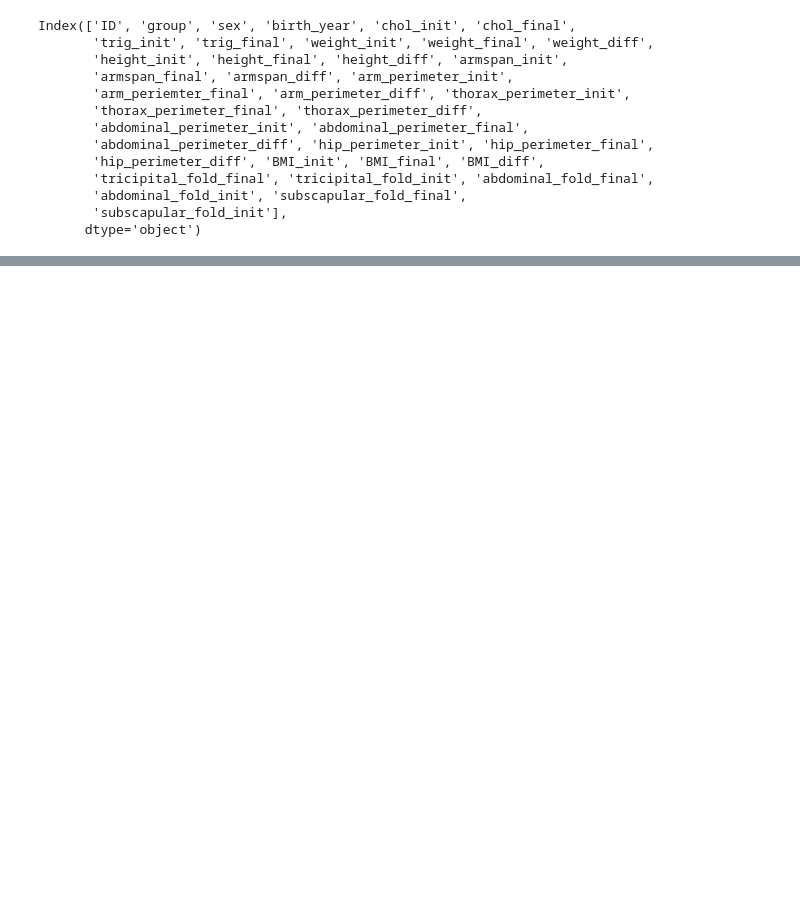
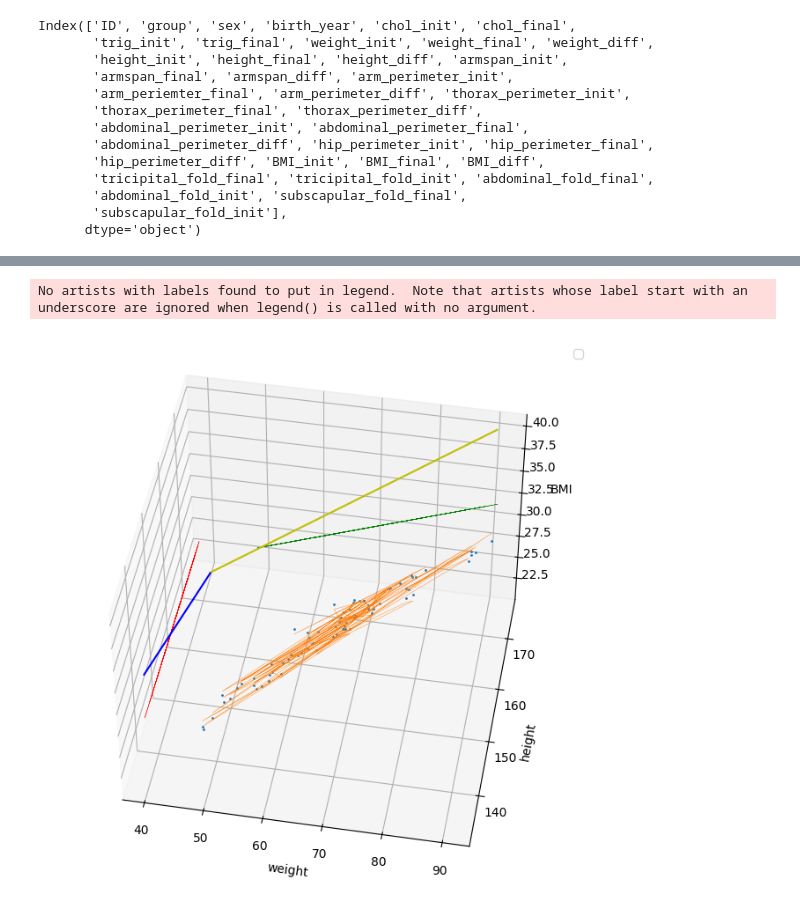
Before and after one commit to subthalamic/subthalamic, a Jupyter notebook: theory/regression/multregtest.ipynb, the cells around one changed output, grey strips where cells are left out. Drawn from its saved outputs; the diff is of its cells as text; code cells hidden in the pictures; blank space fills up the shorter version.

```diff
--- a/theory/regression/multregtest.ipynb
+++ b/theory/regression/multregtest.ipynb
@@ -99,0 +81,17 @@ plt.show()'''
+# %%
+ax = plt.figure(figsize=(14, 8)).add_subplot(projection='3d')
+ax.view_init(45, 280)
+ax.plot(X[:,1], X[:,2], y.reshape((-1)), 'o', markersize = 1, linewidth = 0.3)
+ax.plot(X[:,1], X[:,2], res.fittedvalues.reshape((-1)), '-', markersize=3, linewidth = 0.3)
+ax.plot(X[:,1], np.ones(80)*175, (X[:,[0,1]] @ (np.linalg.pinv(X[:,[0,1]]) @ y)).reshape((-1)), 'g-', markersize=3, linewidth = 0.3)
+ax.plot(np.ones(80)*40, X[:,2], (X[:,[0,2]] @ (np.linalg.pinv(X[:,[0,2]]) @ y)).reshape((-1)), 'r-', markersize=3, linewidth = 0.3)
+ax.plot(np.linspace(40,90,80), np.ones(80)*175, 4+np.linspace(40,90,80)*0.40929958, 'y-')
+ax.plot(np.ones(80)*40, np.linspace(135,175,80), 79.5+np.linspace(135,170,80)*(-0.34827194), 'b-')
+ax.set_xlabel('weight')
+ax.set_ylabel('height')
+ax.set_zlabel('BMI')
+ax.legend()
+plt.show()
+# %% [output]
+No artists with labels found to put in legend.  Note that artists whose label start with an underscore are ignored when legend() is called with no argument.
+[figure, added]
```
Also changed, not shown: parts of 8 cells of this notebook.
